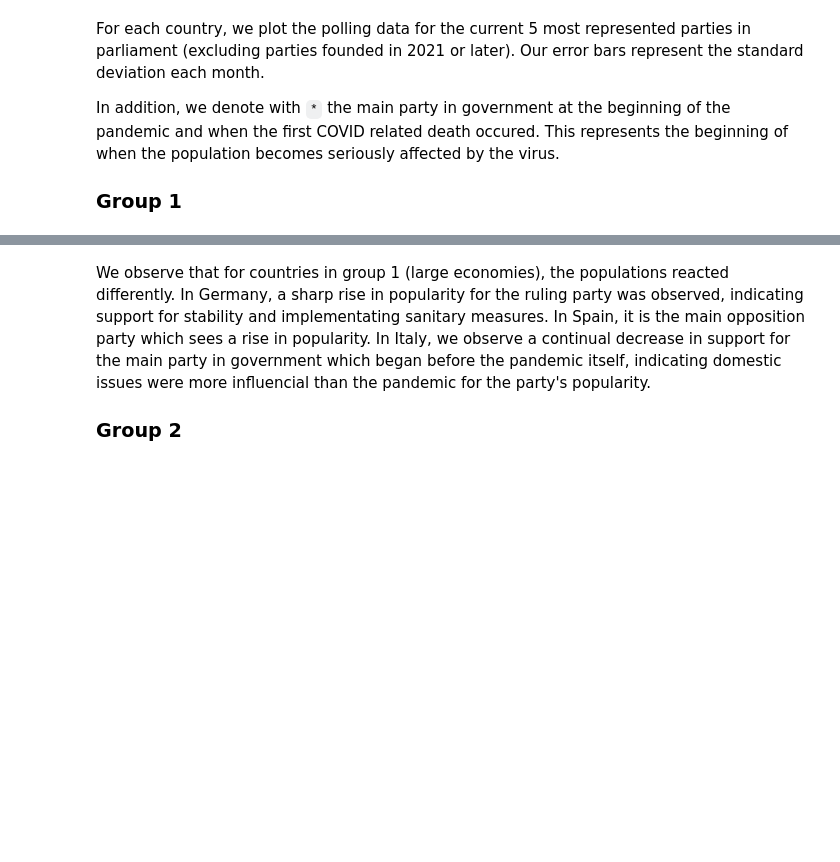
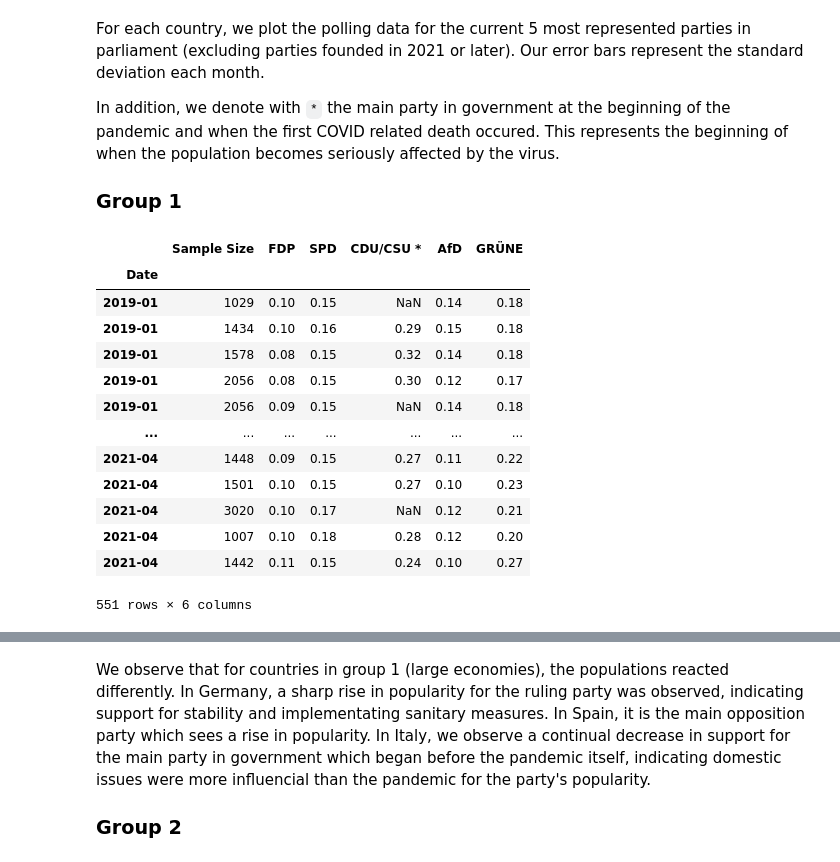
Before and after one commit to epfl-ada/ada-2022-project-zeta, a Jupyter notebook: ADAnalysis_thomas.ipynb, the cells around one changed output, grey strips where cells are left out. Saved outputs shown, nothing was run; the diff lists cells and outputs as text; code cells hidden in the pictures; blank space fills up the shorter version.

```diff
--- a/ADAnalysis_thomas.ipynb
+++ b/ADAnalysis_thomas.ipynb
@@ -122,4 +80,21 @@ For each country, we plot the polling data for the current 5 most represented pa
 In addition, we denote with `*` the main party in government at the beginning of the pandemic and when the first COVID related death occured. This represents the beginning of when the population becomes seriously affected by the virus.
 
 ### Group 1
+# %%
+get_polling_data('de')
+# %% [output]
+|  | Sample Size | FDP | SPD | CDU/CSU * | AfD | GRÜNE |
+| Date |  |  |  |  |  |  |
+| 2019-01 | 1029 | 0.10 | 0.15 | NaN | 0.14 | 0.18 |
+| 2019-01 | 1434 | 0.10 | 0.16 | 0.29 | 0.15 | 0.18 |
+| 2019-01 | 1578 | 0.08 | 0.15 | 0.32 | 0.14 | 0.18 |
+| 2019-01 | 2056 | 0.08 | 0.15 | 0.30 | 0.12 | 0.17 |
+| 2019-01 | 2056 | 0.09 | 0.15 | NaN | 0.14 | 0.18 |
+| ... | ... | ... | ... | ... | ... | ... |
+| 2021-04 | 1448 | 0.09 | 0.15 | 0.27 | 0.11 | 0.22 |
+| 2021-04 | 1501 | 0.10 | 0.15 | 0.27 | 0.10 | 0.23 |
+| 2021-04 | 3020 | 0.10 | 0.17 | NaN | 0.12 | 0.21 |
+| 2021-04 | 1007 | 0.10 | 0.18 | 0.28 | 0.12 | 0.20 |
+| 2021-04 | 1442 | 0.11 | 0.15 | 0.24 | 0.10 | 0.27 |
+551 rows × 6 columns
 # %%
```
Also changed, not shown: parts of 16 cells of this notebook.
